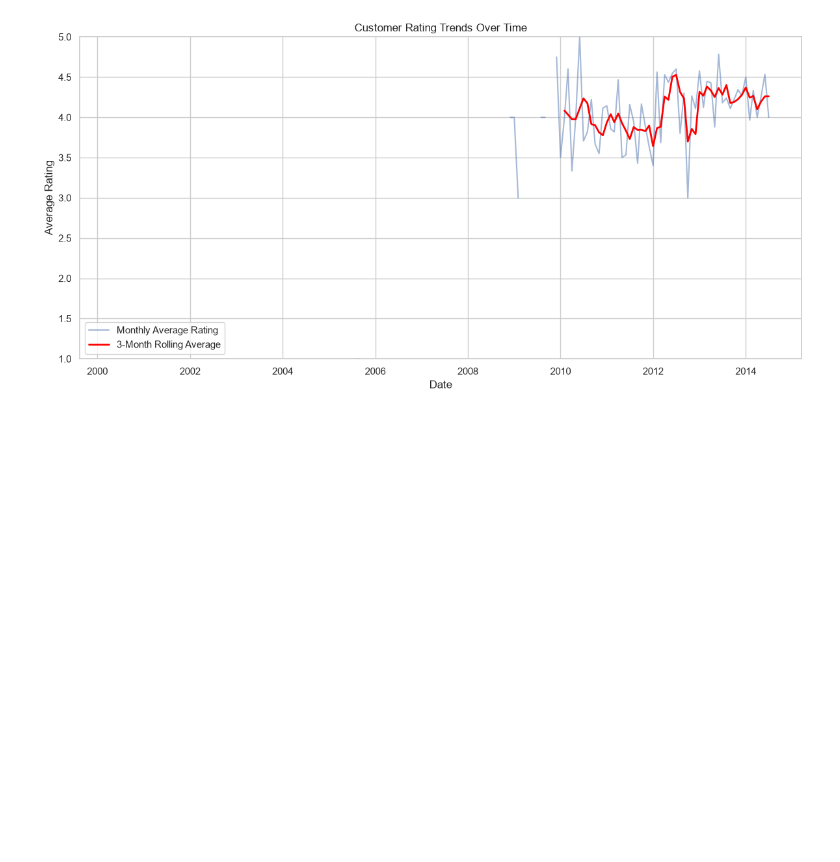
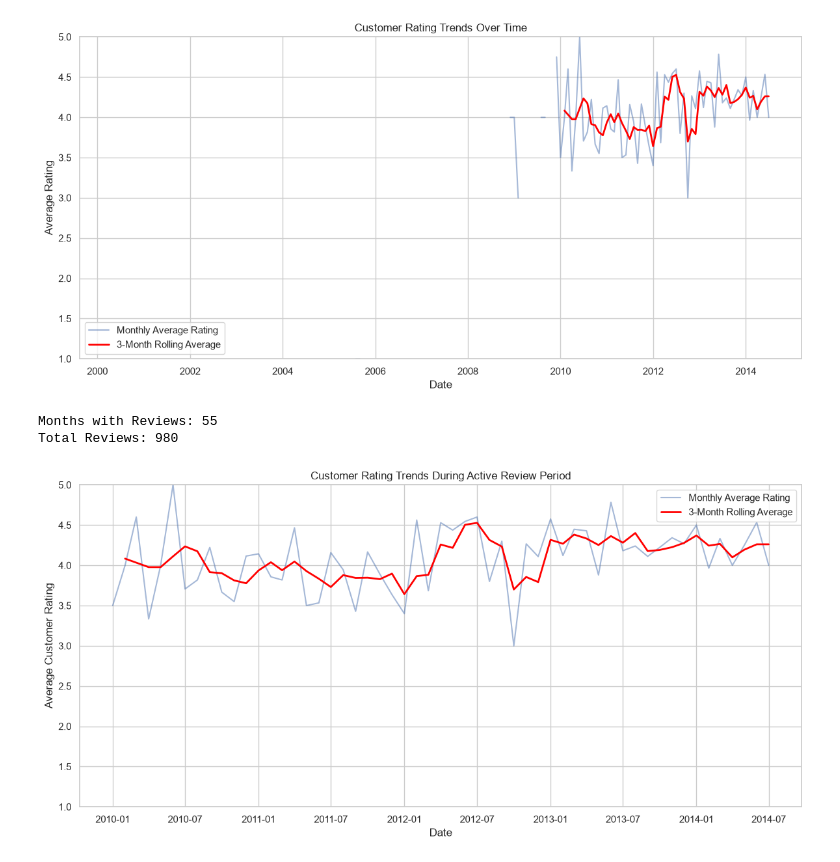
Before and after one commit to ngunjirikevin/analytics-firm-client-projects, a Jupyter notebook: analytics_firm_clients.ipynb, the cells around one changed output. Drawn from its saved outputs; the diff is of its cells as text; code cells hidden in the pictures; blank space fills up the shorter version.

Commit message:
docs: time series analysis observations and findings

```diff
--- a/analytics_firm_clients.ipynb
+++ b/analytics_firm_clients.ipynb
@@ -689,3 +689,61 @@ plt.show()
 | 2001-03-01 | NaN | NaN |
 | 2001-04-01 | NaN | NaN |
 [figure]
+# %%
+# 2.8 Focused Analysis - Active Review Period
+
+# Purpose:
+# Focus on the period with more consistent review activity
+# to better understand customer rating trends.
+
+# 1. Select data from 2010 onward
+active_period = monthly_summary.loc['2010-01-01':].copy()
+
+# 2. Calculate the number of months with reviews
+months_with_reviews = (
+    active_period['Review_Count'] > 0
+).sum()
+
+# 3. Calculate total reviews during this period
+total_reviews = active_period['Review_Count'].sum()
+
+# 4. Display summary
+print("Months with Reviews:", months_with_reviews)
+print("Total Reviews:", total_reviews)
+
+# 5. Create figure
+plt.figure(figsize=(12, 6))
+
+# 6. Plot original monthly average ratings
+plt.plot(
+    active_period.index,
+    active_period['Average_Rating'],
+    label='Monthly Average Rating',
+    alpha=0.5
+)
+
+# 7. Plot the rolling average
+plt.plot(
+    active_period.index,
+    active_period['Rolling_Avg_3M'],
+    label='3-Month Rolling Average',
+    color='red',
+    linewidth=2
+)
+
+# 8. Add labels
+plt.title('Customer Rating Trends During Active Review Period')
+plt.xlabel('Date')
+plt.ylabel('Average Customer Rating')
+plt.ylim(1, 5)
+
+# 9. Display legend
+plt.legend()
+
+# 10. Display chart
+plt.tight_layout()
+plt.show()
+# %% [output]
+Months with Reviews: 55
+Total Reviews: 980
+[figure, added]
```
Also changed, not shown: parts of 1 cell of this notebook.
